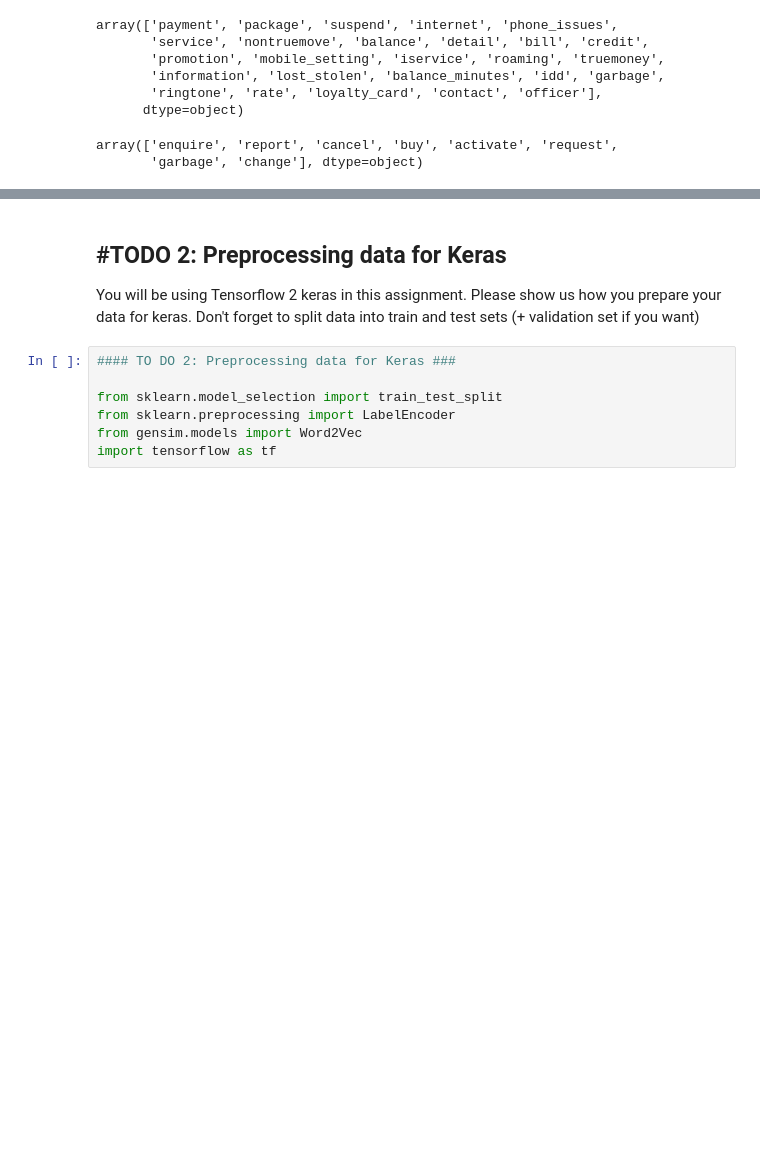
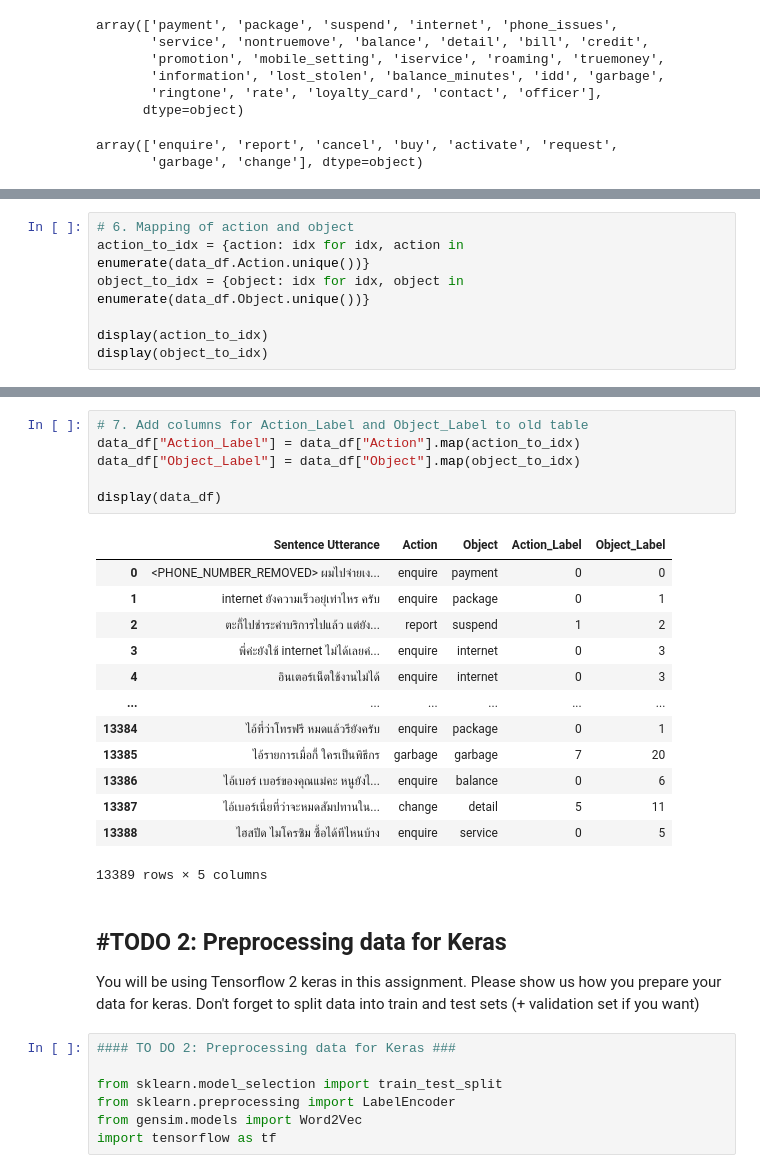
Before and after one commit to Grumpy-Mephisto/KMITL, a Jupyter notebook: Natural Language Processing/02-assignment/Assignment 2 - Text classification.ipynb, the cells around one changed output, grey strips where cells are left out. Drawn from its saved outputs; the diff is of its cells as text; blank space fills up the shorter version.

```diff
--- a/Natural Language Processing/02-assignment/Assignment 2 - Text classification.ipynb
+++ b/Natural Language Processing/02-assignment/Assignment 2 - Text classification.ipynb
@@ -208,0 +160,7 @@ array(['enquire', 'report', 'cancel', 'buy', 'activate', 'request',
+# %%
+# 6. Mapping of action and object
+action_to_idx = {action: idx for idx, action in enumerate(data_df.Action.unique())}
+object_to_idx = {object: idx for idx, object in enumerate(data_df.Object.unique())}
+
+display(action_to_idx)
+display(object_to_idx)
@@ -209,3 +193,23 @@ array(['enquire', 'report', 'cancel', 'buy', 'activate', 'request',
+# %%
+# 7. Add columns for Action_Label and Object_Label to old table
+data_df["Action_Label"] = data_df["Action"].map(action_to_idx)
+data_df["Object_Label"] = data_df["Object"].map(object_to_idx)
+
+display(data_df)
+# %% [output]
+|  | Sentence Utterance | Action | Object | Action_Label | Object_Label |
+| 0 | <PHONE_NUMBER_REMOVED> ผมไปจ่ายเง... | enquire | payment | 0 | 0 |
+| 1 | internet ยังความเร็วอยุ่เท่าไหร ครับ | enquire | package | 0 | 1 |
+| 2 | ตะกี้ไปชำระค่าบริการไปแล้ว แต่ยัง... | report | suspend | 1 | 2 |
+| 3 | พี่ค่ะยังใช้ internet ไม่ได้เลยค่... | enquire | internet | 0 | 3 |
+| 4 | อินเตอร์เน็ตใช้งานไม่ได้ | enquire | internet | 0 | 3 |
+| ... | ... | ... | ... | ... | ... |
+| 13384 | ไอ้ที่ว่าโทรฟรี หมดแล้วรึยังครับ | enquire | package | 0 | 1 |
+| 13385 | ไอ้รายการเมื่อกี้ ใครเป็นพิธีกร | garbage | garbage | 7 | 20 |
+| 13386 | ไอ้เบอร์ เบอร์ของคุณแม่คะ หนูยังไ... | enquire | balance | 0 | 6 |
+| 13387 | ไอ้เบอร์เนี่ยที่ว่าจะหมดสัมปทานใน... | change | detail | 5 | 11 |
+| 13388 | ไฮสปีด ไมโครซิม ซื้อได้ทีไหนบ้าง | enquire | service | 0 | 5 |
+13389 rows × 5 columns
 # %% [markdown]
 ## #TODO 2: Preprocessing data for Keras
 
```
Also changed, not shown: parts of 5 cells of this notebook.
